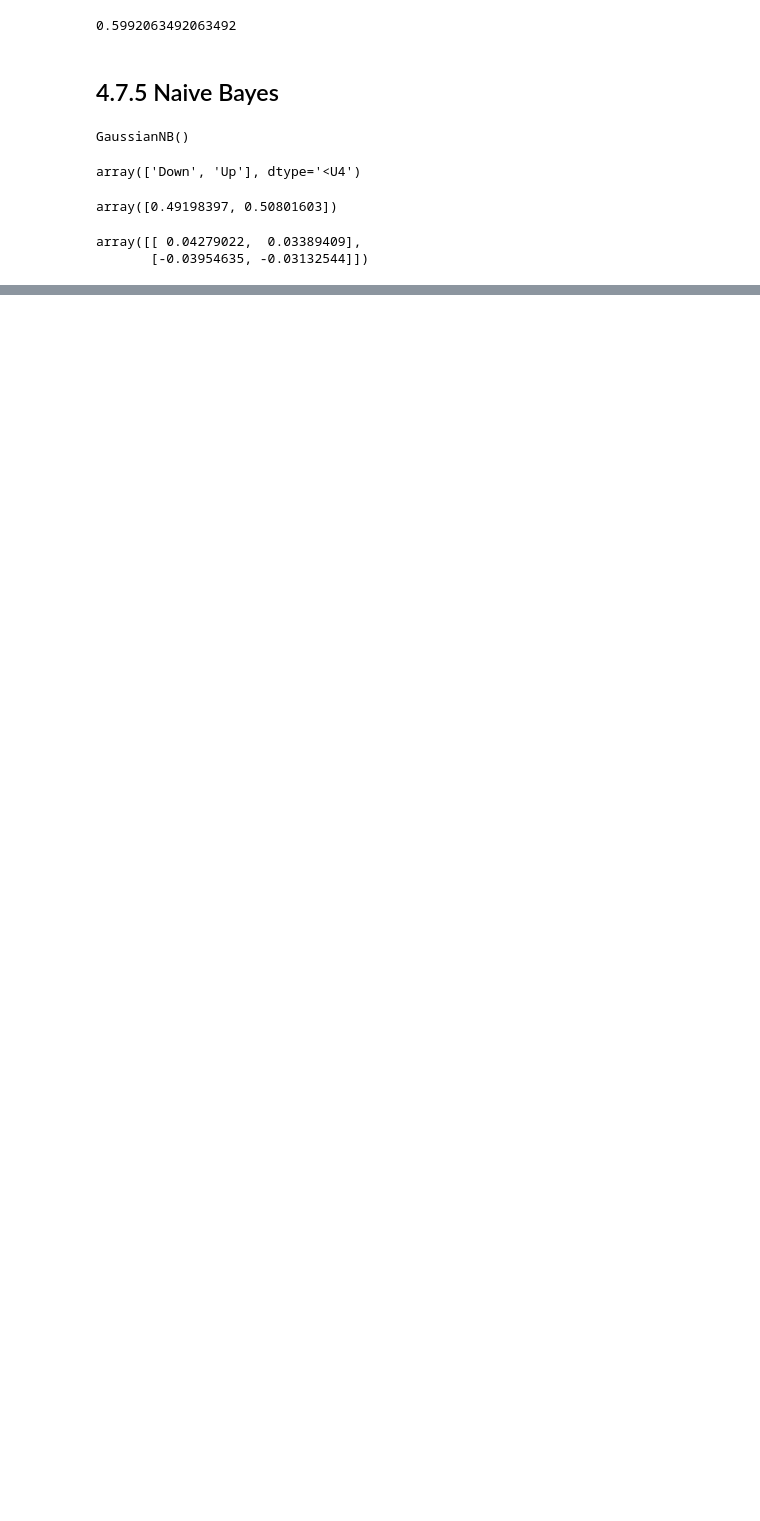
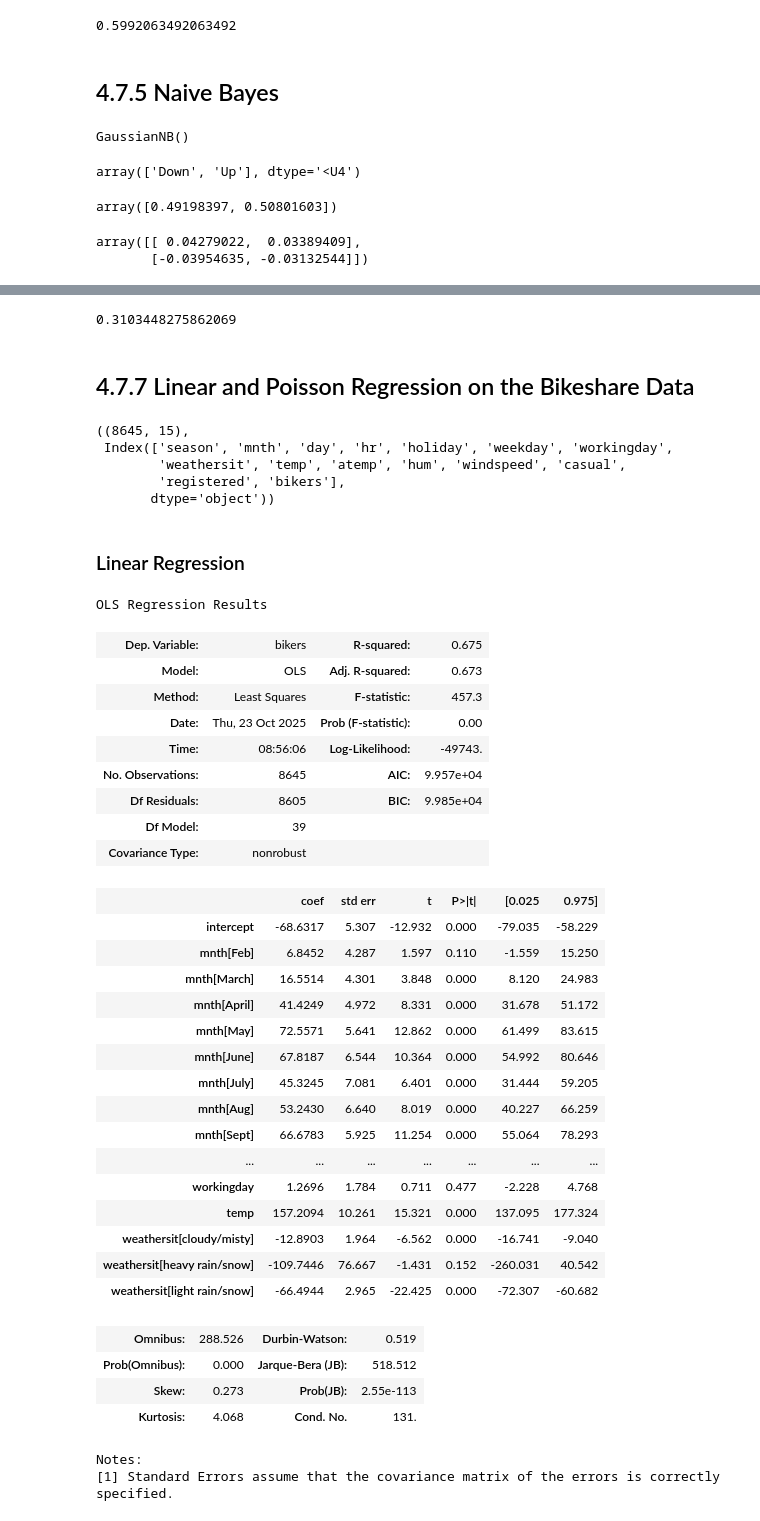
Before and after one commit to Mitfort/StatisticalLearning, a Jupyter notebook: lab4.ipynb, the cells around one changed output, grey strips where cells are left out. Cells and saved outputs as stored; diff of their text form; code cells hidden in the pictures; blank space fills up the shorter version.

```diff
--- a/lab4.ipynb
+++ b/lab4.ipynb
@@ -282,0 +397,57 @@ array([[ 0.04279022,  0.03389409],
+# %%
+9/(9+20)
+# %% [output]
+0.3103448275862069
+# %% [markdown]
+## 4.7.7 Linear and Poisson Regression on the Bikeshare Data
+# %%
+Bike = load_data("Bikeshare")
+# %%
+Bike.shape,Bike.columns
+# %% [output]
+((8645, 15),
+ Index(['season', 'mnth', 'day', 'hr', 'holiday', 'weekday', 'workingday',
+        'weathersit', 'temp', 'atemp', 'hum', 'windspeed', 'casual',
+        'registered', 'bikers'],
+       dtype='object'))
+# %% [markdown]
+### Linear Regression
+# %%
+X = MS(['mnth','hr','workingday','temp','weathersit']).fit_transform(Bike)
+Y = Bike['bikers']
+
+M_lm = sm.OLS(Y,X).fit()
+M_lm.summary()
+# %% [output]
+OLS Regression Results
+| Dep. Variable: | bikers | R-squared: | 0.675 |
+| Model: | OLS | Adj. R-squared: | 0.673 |
+| Method: | Least Squares | F-statistic: | 457.3 |
+| Date: | Thu, 23 Oct 2025 | Prob (F-statistic): | 0.00 |
+| Time: | 08:56:06 | Log-Likelihood: | -49743. |
+| No. Observations: | 8645 | AIC: | 9.957e+04 |
+| Df Residuals: | 8605 | BIC: | 9.985e+04 |
+| Df Model: | 39 |  |  |
+| Covariance Type: | nonrobust |  |  |
+|  | coef | std err | t | P>|t| | [0.025 | 0.975] |
+| intercept | -68.6317 | 5.307 | -12.932 | 0.000 | -79.035 | -58.229 |
+| mnth[Feb] | 6.8452 | 4.287 | 1.597 | 0.110 | -1.559 | 15.250 |
+| mnth[March] | 16.5514 | 4.301 | 3.848 | 0.000 | 8.120 | 24.983 |
+| mnth[April] | 41.4249 | 4.972 | 8.331 | 0.000 | 31.678 | 51.172 |
+| mnth[May] | 72.5571 | 5.641 | 12.862 | 0.000 | 61.499 | 83.615 |
+| mnth[June] | 67.8187 | 6.544 | 10.364 | 0.000 | 54.992 | 80.646 |
+| mnth[July] | 45.3245 | 7.081 | 6.401 | 0.000 | 31.444 | 59.205 |
+| mnth[Aug] | 53.2430 | 6.640 | 8.019 | 0.000 | 40.227 | 66.259 |
+| mnth[Sept] | 66.6783 | 5.925 | 11.254 | 0.000 | 55.064 | 78.293 |
+| ... | ... | ... | ... | ... | ... | ... |
+| workingday | 1.2696 | 1.784 | 0.711 | 0.477 | -2.228 | 4.768 |
+| temp | 157.2094 | 10.261 | 15.321 | 0.000 | 137.095 | 177.324 |
+| weathersit[cloudy/misty] | -12.8903 | 1.964 | -6.562 | 0.000 | -16.741 | -9.040 |
+| weathersit[heavy rain/snow] | -109.7446 | 76.667 | -1.431 | 0.152 | -260.031 | 40.542 |
+| weathersit[light rain/snow] | -66.4944 | 2.965 | -22.425 | 0.000 | -72.307 | -60.682 |
+| Omnibus: | 288.526 | Durbin-Watson: | 0.519 |
+| Prob(Omnibus): | 0.000 | Jarque-Bera (JB): | 518.512 |
+| Skew: | 0.273 | Prob(JB): | 2.55e-113 |
+| Kurtosis: | 4.068 | Cond. No. | 131. |
+Notes:
+[1] Standard Errors assume that the covariance matrix of the errors is correctly specified.
```
Also changed, not shown: parts of 21 cells of this notebook.
